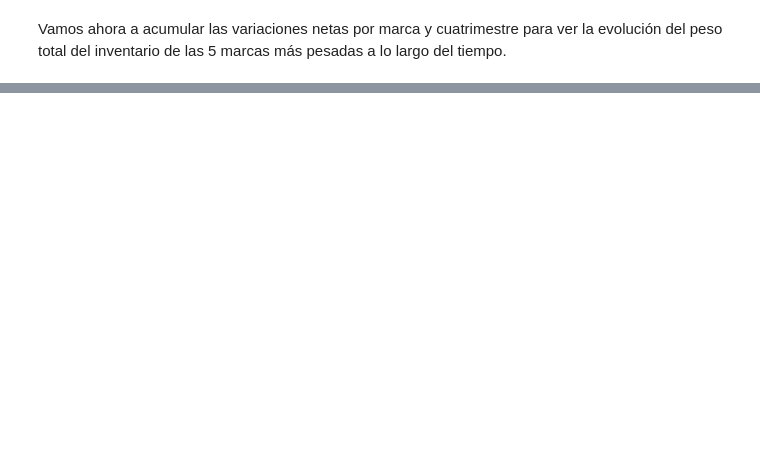
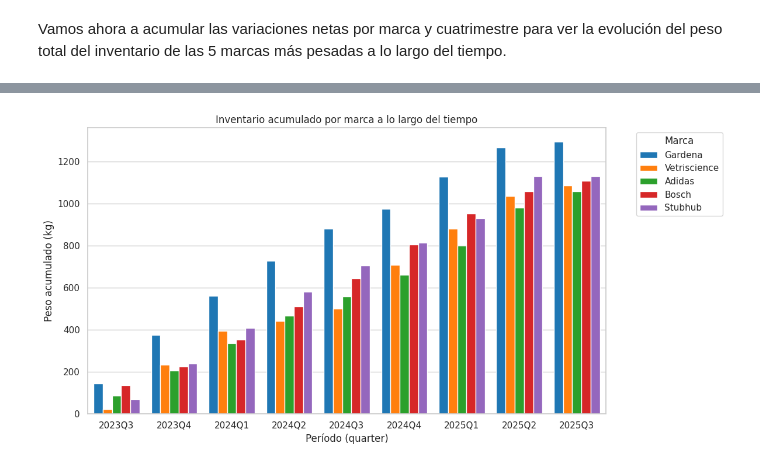
Before and after one commit to maximogismondi/cdd-martinelli, a Jupyter notebook: tps/tp1/querys/04_peso_inventario_stuff_por_marca.ipynb, the cells around one changed output, grey strips where cells are left out. Drawn from its saved outputs; the diff is of its cells as text; code cells hidden in the pictures; blank space fills up the shorter version.

```diff
--- a/tps/tp1/querys/04_peso_inventario_stuff_por_marca.ipynb
+++ b/tps/tp1/querys/04_peso_inventario_stuff_por_marca.ipynb
@@ -642,58 +632,31 @@ Ahora con toda la información podemos hacer un buen gráfico "Sankey" para ver
+# %%
+df_long = acumulated_weight_df.reset_index()
+df_long["q"] = df_long["quarter"].astype(str)
+
+brands = df_long["brand"].unique().tolist()
+
+colors = sns.color_palette("tab10", n_colors=len(brands))
+palette = {b: c for b, c in zip(brands, colors)}
+
+sns.set_theme(style="whitegrid")
 # %%
-import pandas as pd
-import plotly.graph_objects as go
-
-df = acumulated_weight_df.reset_index()
-df['quarter'] = df['quarter'].astype(str)
-
-brands = df['brand'].unique().tolist()
-quarters = df['quarter'].unique().tolist()
-labels = quarters.copy()
-
-label_to_idx = {label: i for i, label in enumerate(labels)}
-
-sources = []
-targets = []
-values = []
-colors = []
-
-brand_colors = {
-    'Gardena': 'rgba(99,116,255,0.7)',
-    'Bosch': 'rgba(182,127,255,0.7)',
-    'Adidas': 'rgba(64,224,208,0.7)',
-    'Stubhub': 'rgba(142,50,0,0.7)',
-    'Vetriscience': 'rgba(209,93,93,0.7)',
-}
-
-# Para cada marca, armar el camino a través de los quarters (sin START)
-for brand in brands:
-    df_b = df[df['brand'] == brand].sort_values('quarter')
-    qtrs = df_b['quarter'].tolist()
-    weights = df_b['acumulated_weight_kg'].tolist()
-    # Solo creamos links entre quarters
-    for i in range(1, len(qtrs)):
-        sources.append(label_to_idx[qtrs[i-1]])
-        targets.append(label_to_idx[qtrs[i]])
-        values.append(weights[i])
-        colors.append(brand_colors[brand])
-
-fig = go.Figure(go.Sankey(
-    node=dict(
-        pad=15,
-        thickness=20,
-        line=dict(color="black", width=0.5),
-        label=labels,
-    ),
-    link=dict(
-        source=sources,
-        target=targets,
-        value=values,
-        color=colors,
-        label=[f"{brand}" for brand in brands for _ in range(len(quarters)-1)]
-    )
-))
-fig.update_layout(
-    title_text="Evolución por marca y cuatrimestre",
-    font_size=12,
+plt.figure(figsize=(12,6))
+ax = sns.barplot(
+    data=df_long,
+    x="quarter",
+    y="acumulated_weight_kg",
+    hue="brand",
+    hue_order=brands,
+    palette=palette,
+    errorbar=None,
+    edgecolor=None,
+    saturation=1.0
 )
-fig.show()
+ax.set_title("Inventario acumulado por marca a lo largo del tiempo")
+ax.set_xlabel("Período (quarter)")
+ax.set_ylabel("Peso acumulado (kg)")
+ax.legend(title="Marca", bbox_to_anchor=(1.05, 1), loc="upper left")
+plt.tight_layout()
+plt.show()
+# %% [output]
+[figure, added]
```
Also changed, not shown: parts of 8 cells of this notebook, 1 other file.
